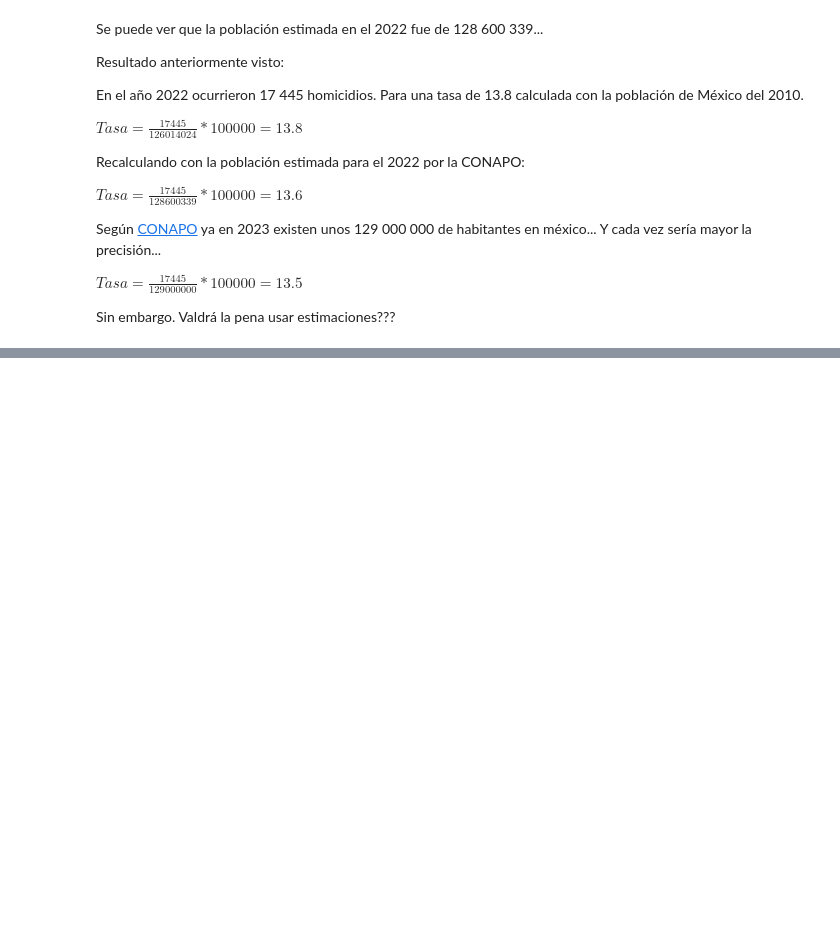
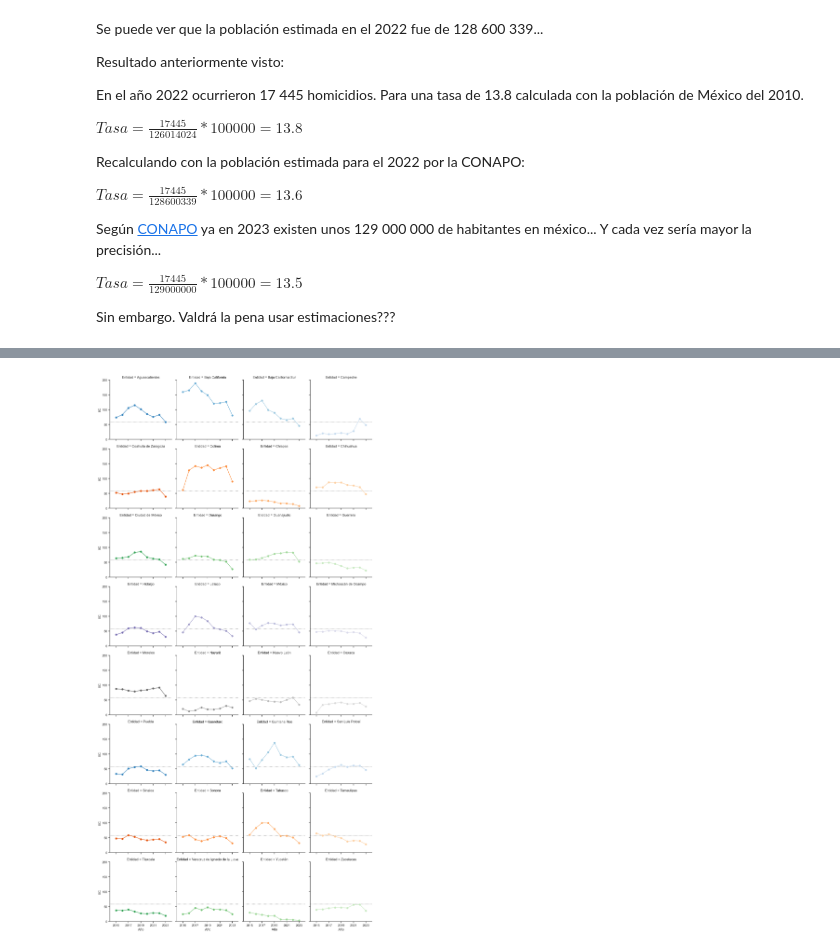
Before and after one commit to la-ciencia-del-delito/semaforo-delictivo, a Jupyter notebook: notebooks/Viowi.ipynb, the cells around one changed output, grey strips where cells are left out. Cells and saved outputs as stored; diff of their text form; code cells hidden in the pictures; blank space fills up the shorter version.

```diff
--- a/notebooks/Viowi.ipynb
+++ b/notebooks/Viowi.ipynb
@@ -276,0 +386,3 @@ Sin embargo. Valdrá la pena usar estimaciones???
+# %%
+# Cambiar a enteros las columnas con números flotantes... que no deben ser flotantes...
+df_delitos[["Septiembre", "Octubre", "Noviembre", "Diciembre"]] = df_delitos[["Septiembre", "Octubre", "Noviembre", "Diciembre"]].astype(int)
@@ -276,0 +696,5 @@ Sin embargo. Valdrá la pena usar estimaciones???
+# %%
+entidades = df_delitos_trabajo["Clave_Ent"].unique()
+anhos = [anho for anho in range(2015, 2024)]
+# %%
+delitos_anhos_entidades["Tasa"][2015][1]["Lesiones"]=123
@@ -276,0 +723,15 @@ Sin embargo. Valdrá la pena usar estimaciones???
+# %%
+delitos_anhos_entidades["Tasa"] = None
+
+for anho in anhos:
+    for entidad in entidades:
+        for delito in delitos_semaforo:
+            hechos = delitos_anhos_entidades["Total"][anho][entidad][delito]
+            poblacion = pob_por_anhos(anho,entidad)
+            tasa = round(((hechos / poblacion) * 100000),1)
+            #print(tasa)
+            #df_delitos_trabajo["Tasa"] = tasa
+            #print(anho," - ", entidad," - ", delito," - ", tasa)
+            delitos_anhos_entidades["Tasa"][anho][entidad][delito] = tasa
+
+delitos_anhos_entidades
@@ -276,0 +906,24 @@ Sin embargo. Valdrá la pena usar estimaciones???
+# %%
+import seaborn as sns
+import matplotlib.pyplot as plt
+
+sns.set_theme(style="ticks")
+
+# Initialize a grid of plots with an Axes for each Entidad...
+grid = sns.FacetGrid(datos, col="Entidad", hue="Entidad", palette="tab20c",
+                     col_wrap=4, height=3.5)
+
+# Draw a horizontal line to show the starting point
+grid.refline(y=58, linestyle=":")
+
+# Dibujar un plot con la trayectoria del KPI
+grid.map(plt.plot, "Año", "IIC", marker="o")
+
+# Adjust the tick positions and labels
+grid.set(xticks=[2015, 2017, 2019, 2021, 2023], yticks=[0, 50 , 100, 150, 200],
+         xlim=(2014,2024), ylim=(0, 200))
+
+# Adjust the arrangement of the plots
+grid.fig.tight_layout(w_pad=1)
+# %% [output]
+[figure, added]
```
Also changed, not shown: parts of 46 cells of this notebook, 1 other file.
